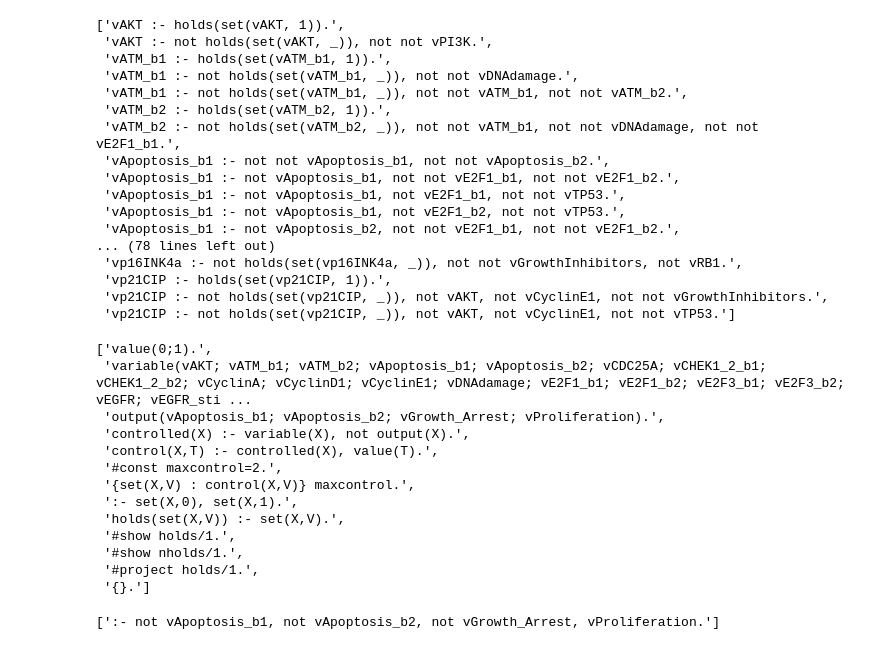
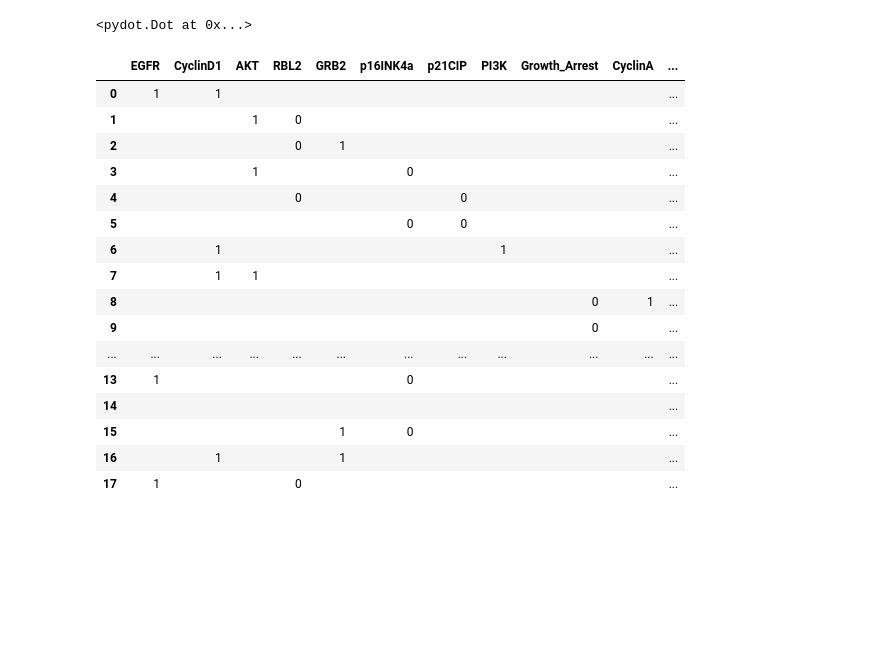
Before and after one commit to algorecell/pyActoNet, a Jupyter notebook: examples/Bladder.ipynb, the cells around one changed output. Saved outputs shown, nothing was run; the diff lists cells and outputs as text; code cells hidden in the pictures; blank space fills up the shorter version.

```diff
--- a/examples/Bladder.ipynb
+++ b/examples/Bladder.ipynb
@@ -28,0 +8,3 @@ p21CIP <- (!GrowthInhibitors&!CyclinE1&TP53&!AKT)|(GrowthInhibitors&!CyclinE1&!A
+# %%
+bn = biolqm.to_minibn(biolqm.booleanize(lqm)).simplify()
+bn
@@ -29,8 +31,6 @@ p21CIP <- (!GrowthInhibitors&!CyclinE1&TP53&!AKT)|(GrowthInhibitors&!CyclinE1&!A
 # %%
-act = actonet.load(bn)
-act.set_outputs({"Proliferation", "Apoptosis_b1", "Apoptosis_b2", "Growth_Arrest"})
-#act.set_input_condition({"DNAdamage": 0, "FGFR3_stimulus": 1, "EGFR_stimulus": 0, "GrowthInhibitors": 1})
-act.set_property({"Proliferation": 1, "Apoptosis_b1": 0, "Apoptosis_b2": 0, "Growth_Arrest": 0})
-for sol in act.controls(maxcontrol=3):
-    print(sol)
+inputs = {"DNAdamage": 0, "FGFR3_stimulus": 1, "EGFR_stimulus": 0, "GrowthInhibitors": 1}
+spec = {"Proliferation": 1, "Apoptosis_b1": 0, "Apoptosis_b2": 0, "Growth_Arrest": 0}
+s = act.reprogramming_fixpoints(spec, inputs=inputs, maxsize=2)
+s
 # %% [output]
@@ -54,40 +56,24 @@ for sol in act.controls(maxcontrol=3):
-# %%
-act.asp_fixpoint()
-# %% [output]
-['vAKT :- holds(set(vAKT, 1)).',
- 'vAKT :- not holds(set(vAKT, _)), not not vPI3K.',
- 'vATM_b1 :- holds(set(vATM_b1, 1)).',
- 'vATM_b1 :- not holds(set(vATM_b1, _)), not not vDNAdamage.',
- 'vATM_b1 :- not holds(set(vATM_b1, _)), not not vATM_b1, not not vATM_b2.',
- 'vATM_b2 :- holds(set(vATM_b2, 1)).',
- 'vATM_b2 :- not holds(set(vATM_b2, _)), not not vATM_b1, not not vDNAdamage, not not vE2F1_b1.',
- 'vApoptosis_b1 :- not not vApoptosis_b1, not not vApoptosis_b2.',
- 'vApoptosis_b1 :- not vApoptosis_b1, not not vE2F1_b1, not not vE2F1_b2.',
- 'vApoptosis_b1 :- not vApoptosis_b1, not vE2F1_b1, not not vTP53.',
- 'vApoptosis_b1 :- not vApoptosis_b1, not vE2F1_b2, not not vTP53.',
- 'vApoptosis_b1 :- not vApoptosis_b2, not not vE2F1_b1, not not vE2F1_b2.',
-... (78 lines left out)
- 'vp16INK4a :- not holds(set(vp16INK4a, _)), not not vGrowthInhibitors, not vRB1.',
- 'vp21CIP :- holds(set(vp21CIP, 1)).',
- 'vp21CIP :- not holds(set(vp21CIP, _)), not vAKT, not vCyclinE1, not not vGrowthInhibitors.',
- 'vp21CIP :- not holds(set(vp21CIP, _)), not vAKT, not vCyclinE1, not not vTP53.']
-# %%
-act.asp_guess()
-# %% [output]
-['value(0;1).',
- 'variable(vAKT; vATM_b1; vATM_b2; vApoptosis_b1; vApoptosis_b2; vCDC25A; vCHEK1_2_b1; vCHEK1_2_b2; vCyclinA; vCyclinD1; vCyclinE1; vDNAdamage; vE2F1_b1; vE2F1_b2; vE2F3_b1; vE2F3_b2; vEGFR; vEGFR_sti ...
- 'output(vApoptosis_b1; vApoptosis_b2; vGrowth_Arrest; vProliferation).',
- 'controlled(X) :- variable(X), not output(X).',
- 'control(X,T) :- controlled(X), value(T).',
- '#const maxcontrol=2.',
- '{set(X,V) : control(X,V)} maxcontrol.',
- ':- set(X,0), set(X,1).',
- 'holds(set(X,V)) :- set(X,V).',
- '#show holds/1.',
- '#show nholds/1.',
- '#project holds/1.',
- '{}.']
-# %%
-act.asp_check()
-# %% [output]
-[':- not vApoptosis_b1, not vApoptosis_b2, not vGrowth_Arrest, vProliferation.']
+# %%
+s.as_graph()
+# %% [output]
+<pydot.Dot at 0x...>
+# %%
+s.as_table()
+# %% [output]
+|  | EGFR | CyclinD1 | AKT | RBL2 | GRB2 | p16INK4a | p21CIP | PI3K | Growth_Arrest | CyclinA | ... |
+| 0 | 1 | 1 |  |  |  |  |  |  |  |  | ... |
+| 1 |  |  | 1 | 0 |  |  |  |  |  |  | ... |
+| 2 |  |  |  | 0 | 1 |  |  |  |  |  | ... |
+| 3 |  |  | 1 |  |  | 0 |  |  |  |  | ... |
+| 4 |  |  |  | 0 |  |  | 0 |  |  |  | ... |
+| 5 |  |  |  |  |  | 0 | 0 |  |  |  | ... |
+| 6 |  | 1 |  |  |  |  |  | 1 |  |  | ... |
+| 7 |  | 1 | 1 |  |  |  |  |  |  |  | ... |
+| 8 |  |  |  |  |  |  |  |  | 0 | 1 | ... |
+| 9 |  |  |  |  |  |  |  |  | 0 |  | ... |
+| ... | ... | ... | ... | ... | ... | ... | ... | ... | ... | ... | ... |
+| 13 | 1 |  |  |  |  | 0 |  |  |  |  | ... |
+| 14 |  |  |  |  |  |  |  |  |  |  | ... |
+| 15 |  |  |  |  | 1 | 0 |  |  |  |  | ... |
+| 16 |  | 1 |  |  | 1 |  |  |  |  |  | ... |
+| 17 | 1 |  |  | 0 |  |  |  |  |  |  | ... |
```
Also changed, not shown: parts of 6 cells of this notebook, 1 other file.
